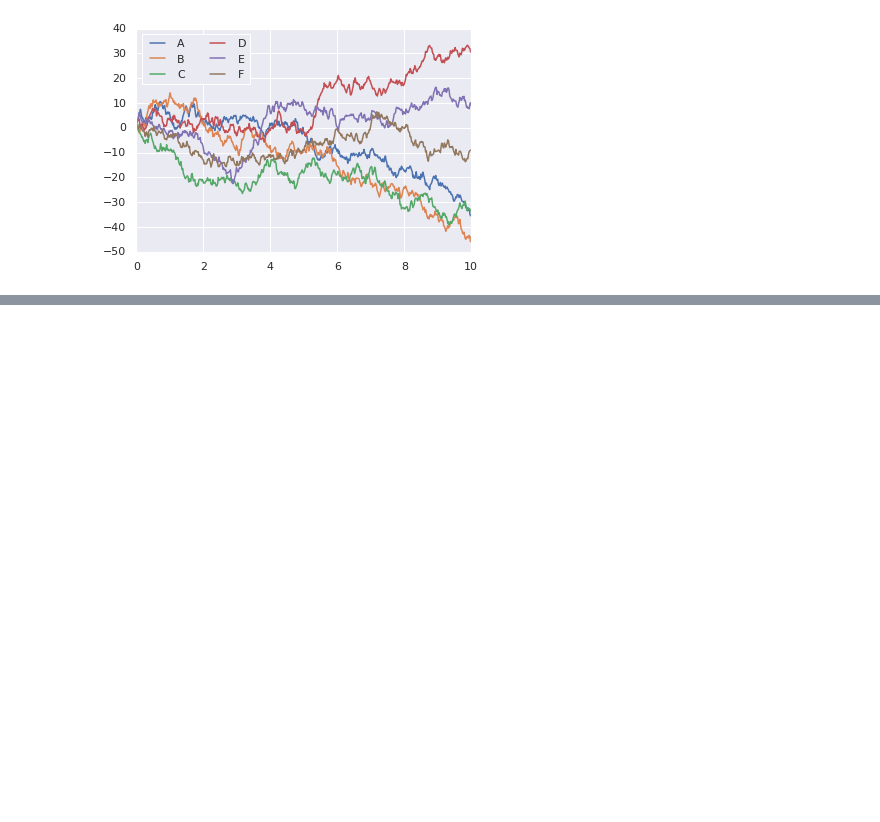
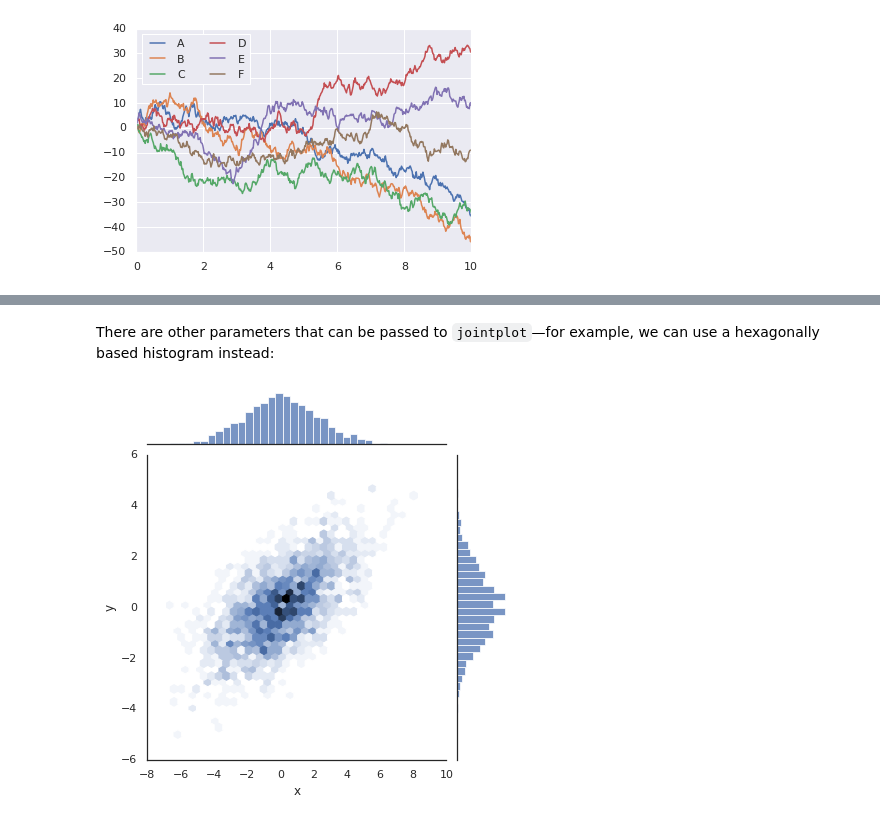
Before and after one commit to tomperr/tomperr_is_learning, a Jupyter notebook: Python_Data_Science_Handbook/Matplotlib/15_Visualization_with_Seaborn.ipynb, the cells around one changed output, grey strips where cells are left out. Saved outputs shown, nothing was run; the diff lists cells and outputs as text; code cells hidden in the pictures; blank space fills up the shorter version.

```diff
--- a/Python_Data_Science_Handbook/Matplotlib/15_Visualization_with_Seaborn.ipynb
+++ b/Python_Data_Science_Handbook/Matplotlib/15_Visualization_with_Seaborn.ipynb
@@ -65,0 +109,7 @@ sns.distplot(data['y']);
+# %% [markdown]
+There are other parameters that can be passed to ``jointplot``—for example, we can use a hexagonally based histogram instead:
+# %%
+with sns.axes_style('white'):
+    sns.jointplot(x="x", y="y", data=data, kind='hex')
+# %% [output]
+[figure, added]
```
Also changed, not shown: parts of 75 cells of this notebook.
